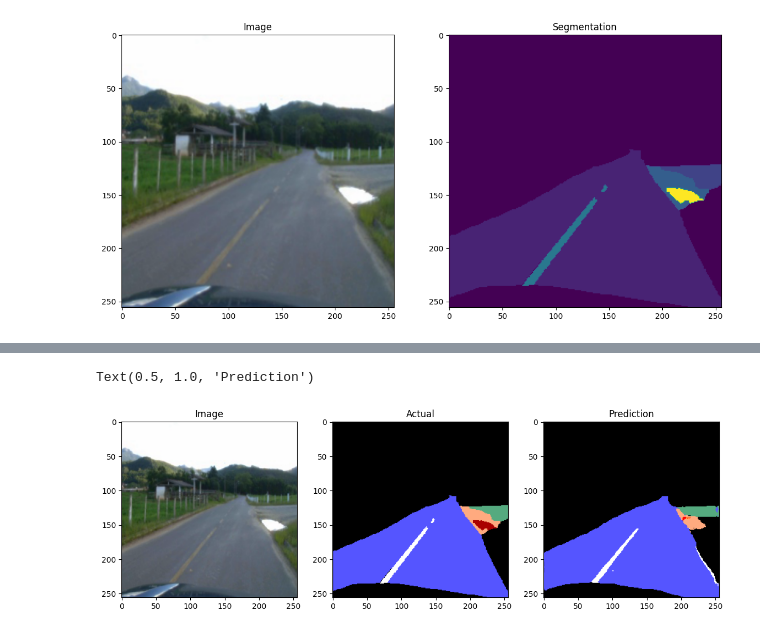
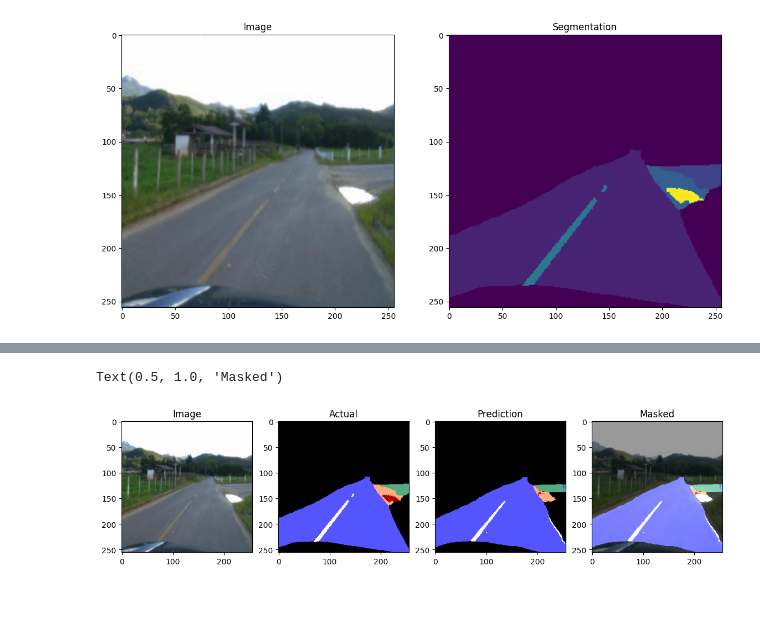
Before and after one commit to Shrinidhi1/Multiclass-Semantic-Segmentation-for-Road-Surface-Detection, a Jupyter notebook: main.ipynb, the cells around one changed output, grey strips where cells are left out. Cells and saved outputs as stored; diff of their text form; code cells hidden in the pictures; blank space fills up the shorter version.

```diff
--- a/main.ipynb
+++ b/main.ipynb
@@ -128,16 +128,18 @@ actual = add_color(masks[0])
 # %%
 img = img.astype('uint8')
 # %%
-fig, arr = plt.subplots(1, 3, figsize=(14, 10))
+fig, arr = plt.subplots(1, 4, figsize=(14, 10))
 arr[0].imshow(images[0])
 arr[0].set_title('Image')
 arr[1].imshow(actual)
 arr[1].set_title('Actual')
 arr[2].imshow(img)
 arr[2].set_title('Prediction')
+arr[3].imshow(cv2.addWeighted(images[0], 0.6, img, 0.8, 1))
+arr[3].set_title('Masked')
 # %% [output]
-Text(0.5, 1.0, 'Prediction')
+Text(0.5, 1.0, 'Masked')
-[figure, old version]
+[figure, new version]
 # %%
 video = cv2.VideoCapture('yt5s.com-Road surface detection and differentiation considering surface damages on RTK dataset (online-video-cutter.com).mp4')
 # %%
```
Also changed, not shown: parts of 2 cells of this notebook.
